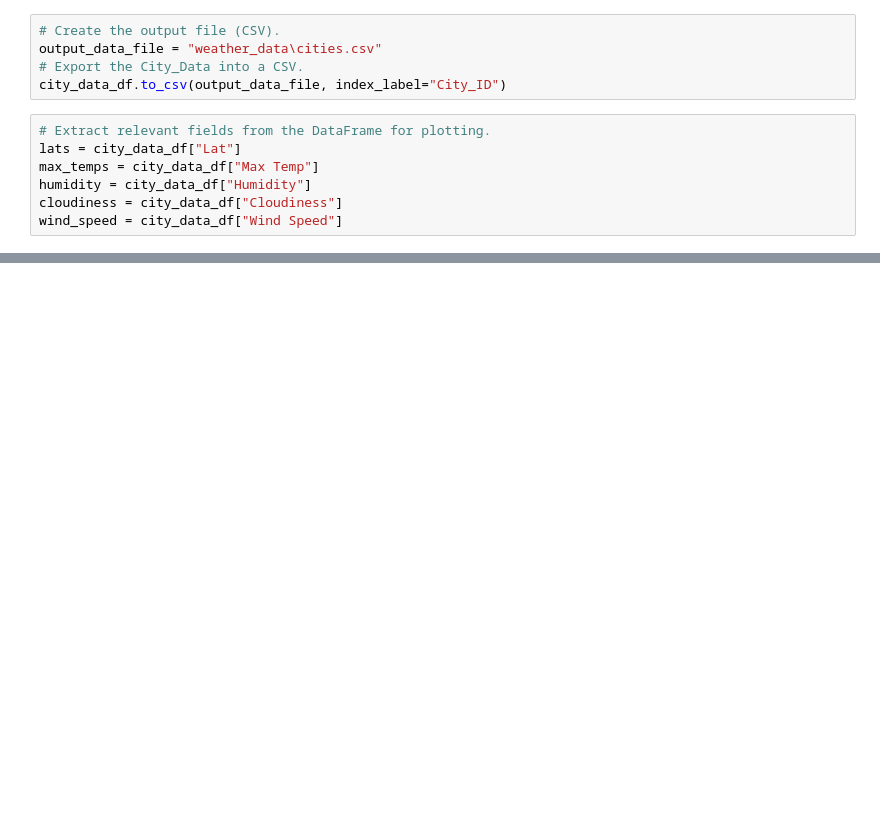
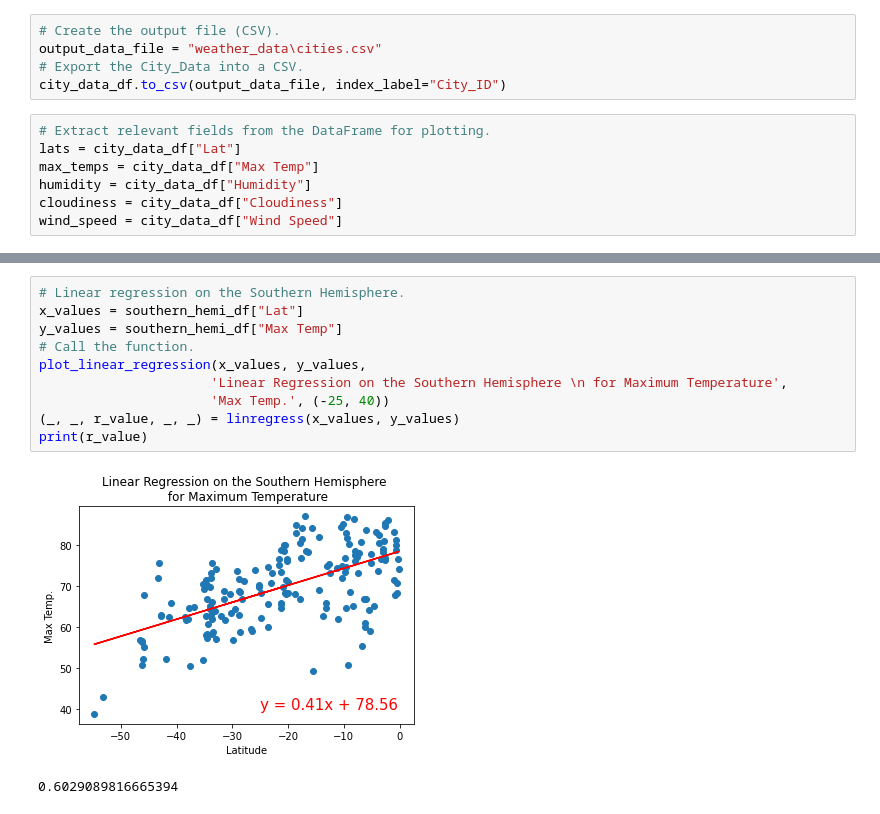
Before and after one commit to Jay-ni13/World_Weather_Analysis, a Jupyter notebook: WeatherPy.ipynb, the cells around one changed output, grey strips where cells are left out. Cells and saved outputs as stored; diff of their text form; blank space fills up the shorter version.

```diff
--- a/WeatherPy.ipynb
+++ b/WeatherPy.ipynb
@@ -265,0 +330,13 @@ plt.show()
+# %%
+# Linear regression on the Southern Hemisphere.
+x_values = southern_hemi_df["Lat"]
+y_values = southern_hemi_df["Max Temp"]
+# Call the function.
+plot_linear_regression(x_values, y_values,
+                      'Linear Regression on the Southern Hemisphere \n for Maximum Temperature',
+                      'Max Temp.', (-25, 40))
+(_, _, r_value, _, _) = linregress(x_values, y_values)
+print(r_value)
+# %% [output]
+[figure, added]
+0.6029089816665394
```
Also changed, not shown: parts of 21 cells of this notebook.
